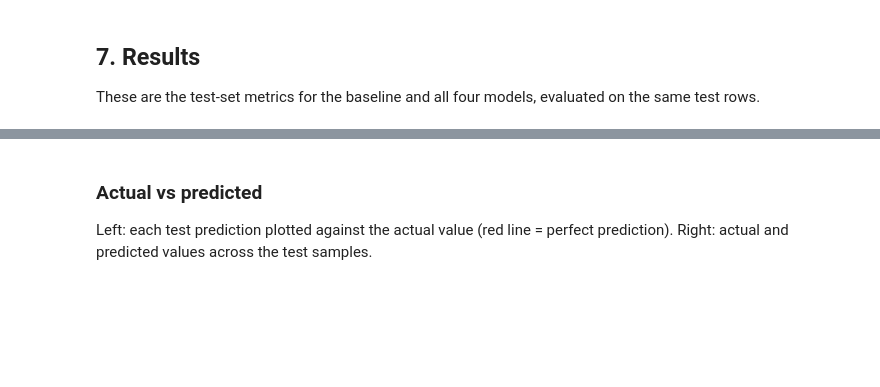
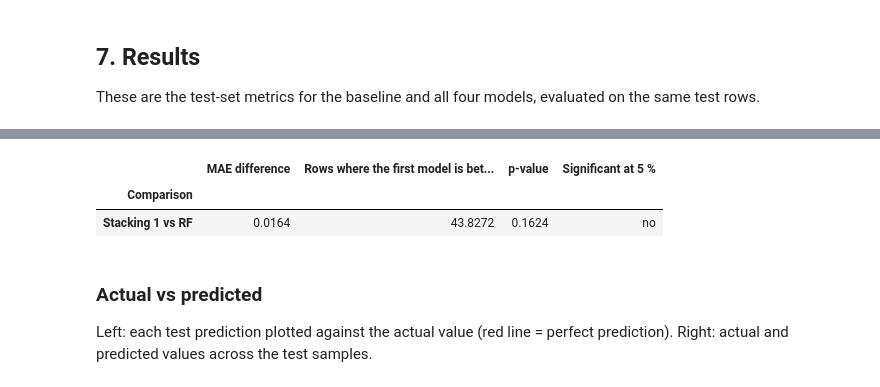
Before and after one commit to yklee7285/food-demand-forecasting-fyp, a Jupyter notebook: restaurant_methodology_improved.ipynb, the cells around one changed output, grey strips where cells are left out. Drawn from its saved outputs; the diff is of its cells as text; code cells hidden in the pictures; blank space fills up the shorter version.

```diff
--- a/restaurant_methodology_improved.ipynb
+++ b/restaurant_methodology_improved.ipynb
@@ -314,3 +318,26 @@ display(res.round(3))
+# %%
+# CHANGED: new cell. Paired Wilcoxon signed-rank test on the absolute errors of each model on the same test rows
+from scipy.stats import wilcoxon
+
+single = [m for m in ["RF", "XGBoost", "SVR", "LSTM"] if m in preds]
+best_single = min(single, key=lambda m: mean_absolute_error(truth[m], preds[m]))   # single model with the lowest MAE
+abs_err = lambda m: np.abs(np.ravel(truth[m]) - np.ravel(preds[m]))                 # absolute error of a model on every test row
+
+tests = []
+for m1, m2 in [("Stacking 1", best_single), ("Stacking 2", best_single), ("Stacking 2", "Stacking 1")]:
+    if m1 not in preds or m2 not in preds:
+        continue
+    assert np.array_equal(np.ravel(truth[m1]), np.ravel(truth[m2]))                 # both models predict the same rows
+    e1, e2 = abs_err(m1), abs_err(m2)
+    p_value = wilcoxon(e1, e2).pvalue
+    tests.append({"Comparison": f"{m1} vs {m2}", "MAE difference": e1.mean() - e2.mean(),
+                  "Rows where the first model is better (%)": np.mean(e1 < e2) * 100,
+                  "p-value": p_value, "Significant at 5 %": "yes" if p_value < 0.05 else "no"})
+display(pd.DataFrame(tests).set_index("Comparison").round(4))
+# %% [output]
+|  | MAE difference | Rows where the first model is bet... | p-value | Significant at 5 % |
+| Comparison |  |  |  |  |
+| Stacking 1 vs RF | 0.0164 | 43.8272 | 0.1624 | no |
 # %% [markdown]
 ### Actual vs predicted
 Left: each test prediction plotted against the actual value (red line = perfect prediction). Right: actual and predicted values across the test samples.
```
Also changed, not shown: parts of 8 cells of this notebook, 3 other files.
